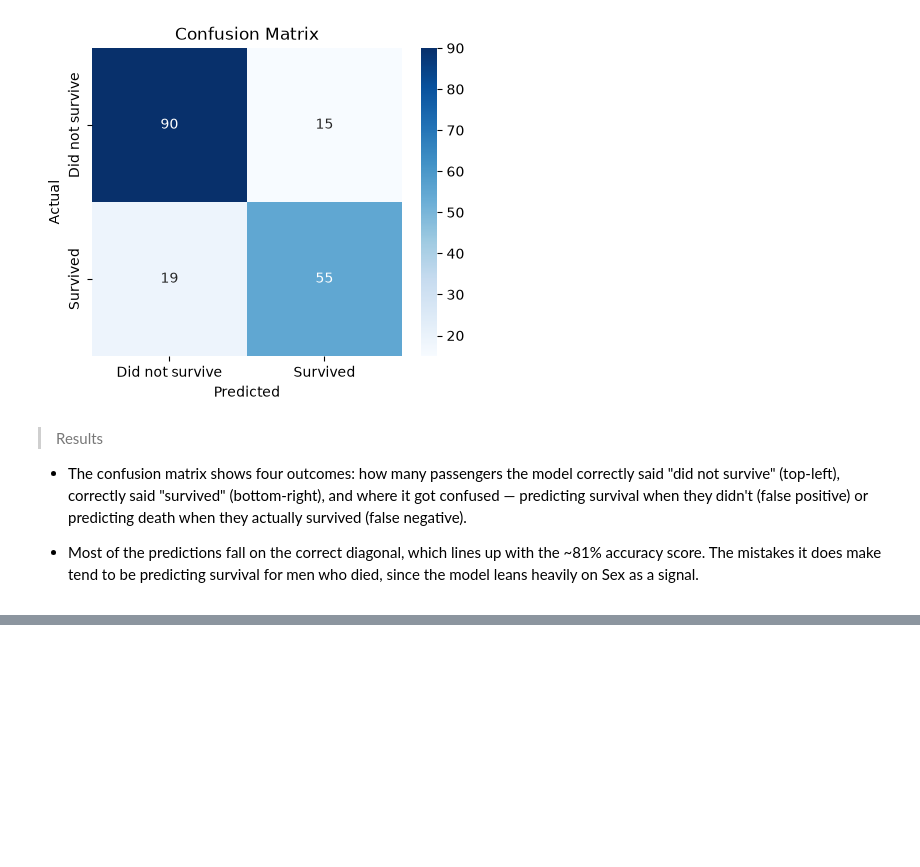
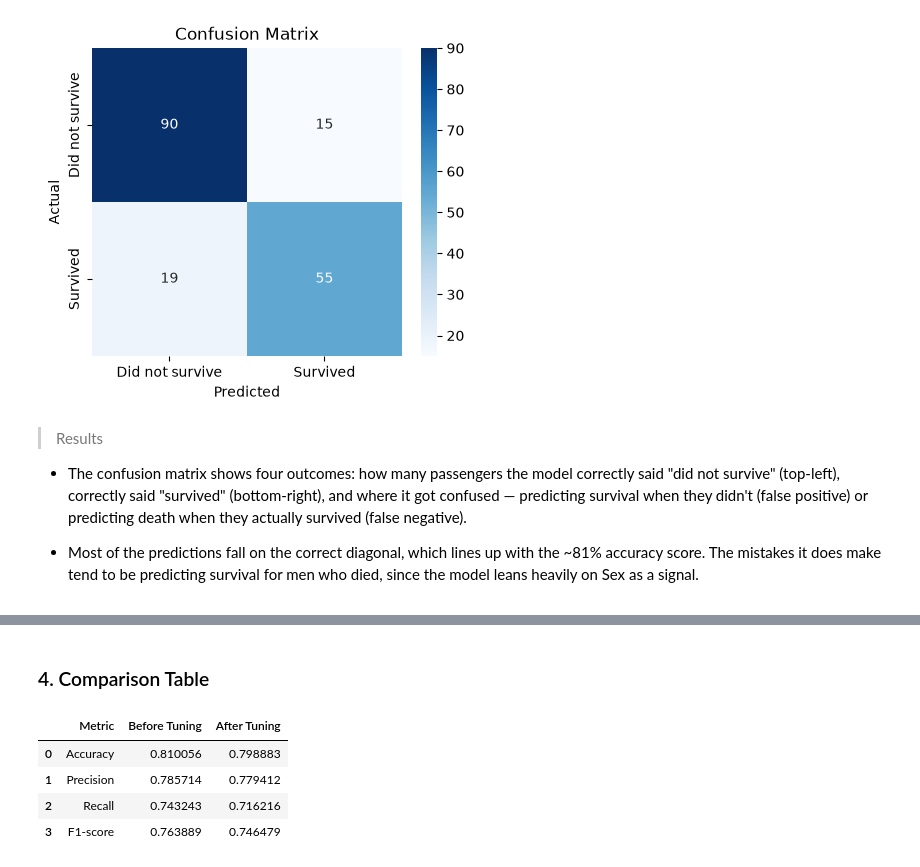
Before and after one commit to Ahsanali18/neurofive-ml-track, a Jupyter notebook: notebooks/titanic_ml_track.ipynb, the cells around one changed output, grey strips where cells are left out. Saved outputs shown, nothing was run; the diff lists cells and outputs as text; code cells hidden in the pictures; blank space fills up the shorter version.

Commit message:
Model Evaluation & Tuning: Beyond Accuracy

```diff
--- a/notebooks/titanic_ml_track.ipynb
+++ b/notebooks/titanic_ml_track.ipynb
@@ -330,0 +388,7 @@ plt.show()
+# %%
+best_model = random_search.best_estimator_
+y_pred_tuned = best_model.predict(X_test)
+
+accuracy_tuned = accuracy_score(y_test, y_pred_tuned)
+print(f"Tuned Accuracy: {accuracy_tuned:.2f}")
+print(classification_report(y_test, y_pred_tuned, target_names=['Did not survive', 'Survived']))
@@ -330,0 +405,27 @@ plt.show()
+# %% [markdown]
+### 4. Comparison Table
+# %%
+from sklearn.metrics import precision_score, recall_score, f1_score
+
+comparison = pd.DataFrame({
+    'Metric': ['Accuracy', 'Precision', 'Recall', 'F1-score'],
+    'Before Tuning': [
+        accuracy_score(y_test, y_predictions),
+        precision_score(y_test, y_predictions),
+        recall_score(y_test, y_predictions),
+        f1_score(y_test, y_predictions)
+    ],
+    'After Tuning': [
+        accuracy_score(y_test, y_pred_tuned),
+        precision_score(y_test, y_pred_tuned),
+        recall_score(y_test, y_pred_tuned),
+        f1_score(y_test, y_pred_tuned)
+    ]
+})
+comparison
+# %% [output]
+|  | Metric | Before Tuning | After Tuning |
+| 0 | Accuracy | 0.810056 | 0.798883 |
+| 1 | Precision | 0.785714 | 0.779412 |
+| 2 | Recall | 0.743243 | 0.716216 |
+| 3 | F1-score | 0.763889 | 0.746479 |
```
Also changed, not shown: parts of 9 cells of this notebook.
